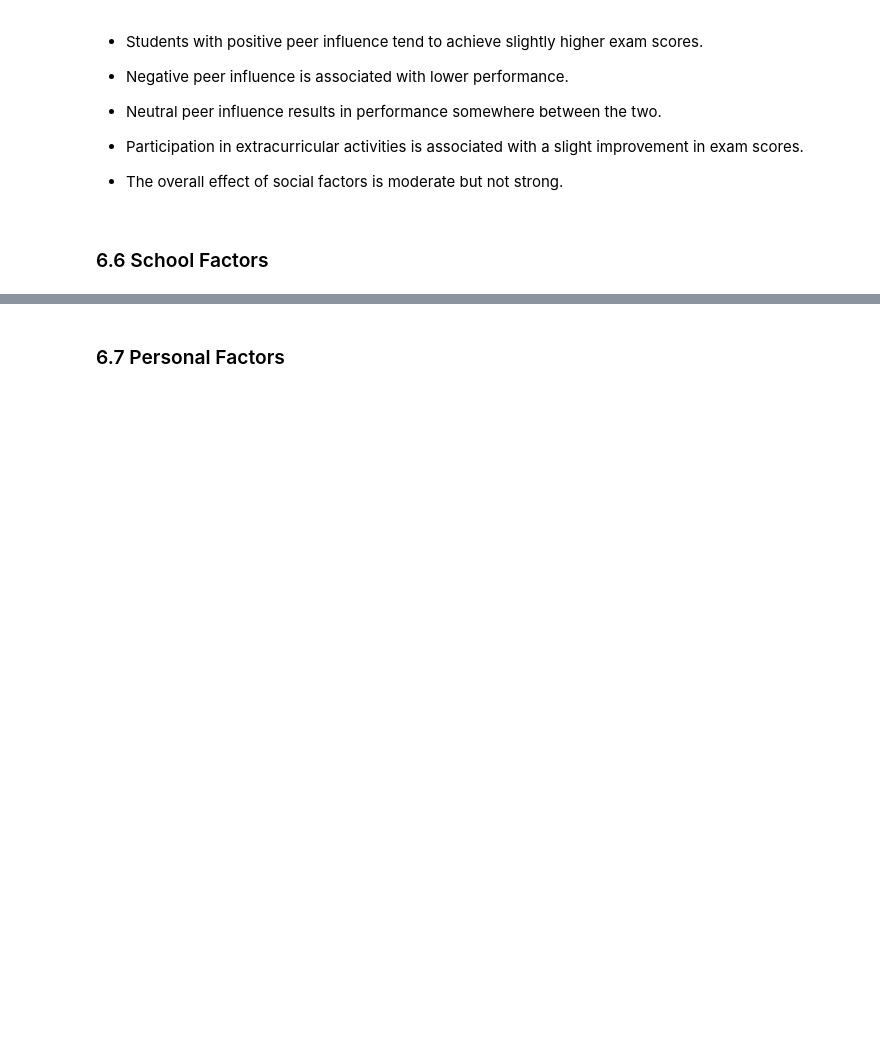
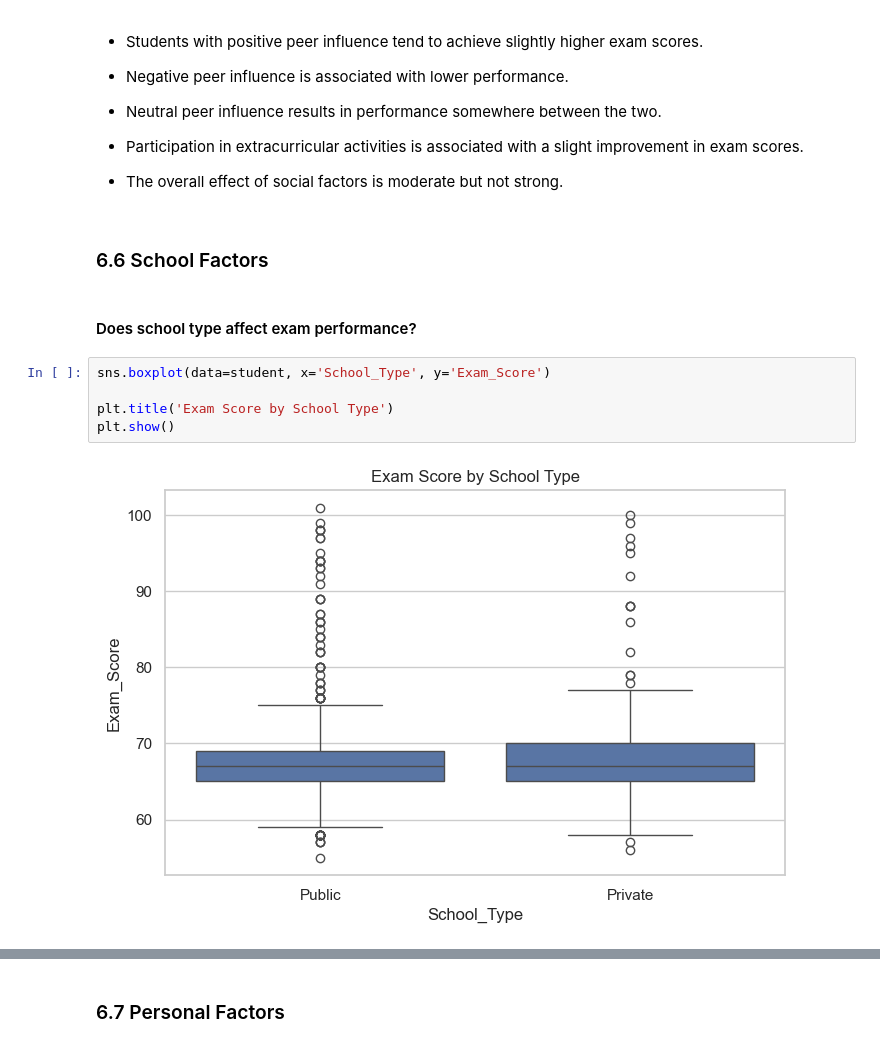
Before and after one commit to Nujud123/A-AI-Bootcamp, a Jupyter notebook: student/course2/p2_student_exam.ipynb, the cells around one changed output, grey strips where cells are left out. Drawn from its saved outputs; the diff is of its cells as text; blank space fills up the shorter version.

```diff
--- a/student/course2/p2_student_exam.ipynb
+++ b/student/course2/p2_student_exam.ipynb
@@ -418,3 +418,12 @@ plt.show()
 - The overall effect of social factors is moderate but not strong.
 # %% [markdown]
 ### 6.6 School Factors
+# %% [markdown]
+#### Does school type affect exam performance?
+# %%
+sns.boxplot(data=student, x='School_Type', y='Exam_Score')
+
+plt.title('Exam Score by School Type')
+plt.show()
+# %% [output]
+[figure, added]
```
Also changed, not shown: parts of 7 cells of this notebook.
